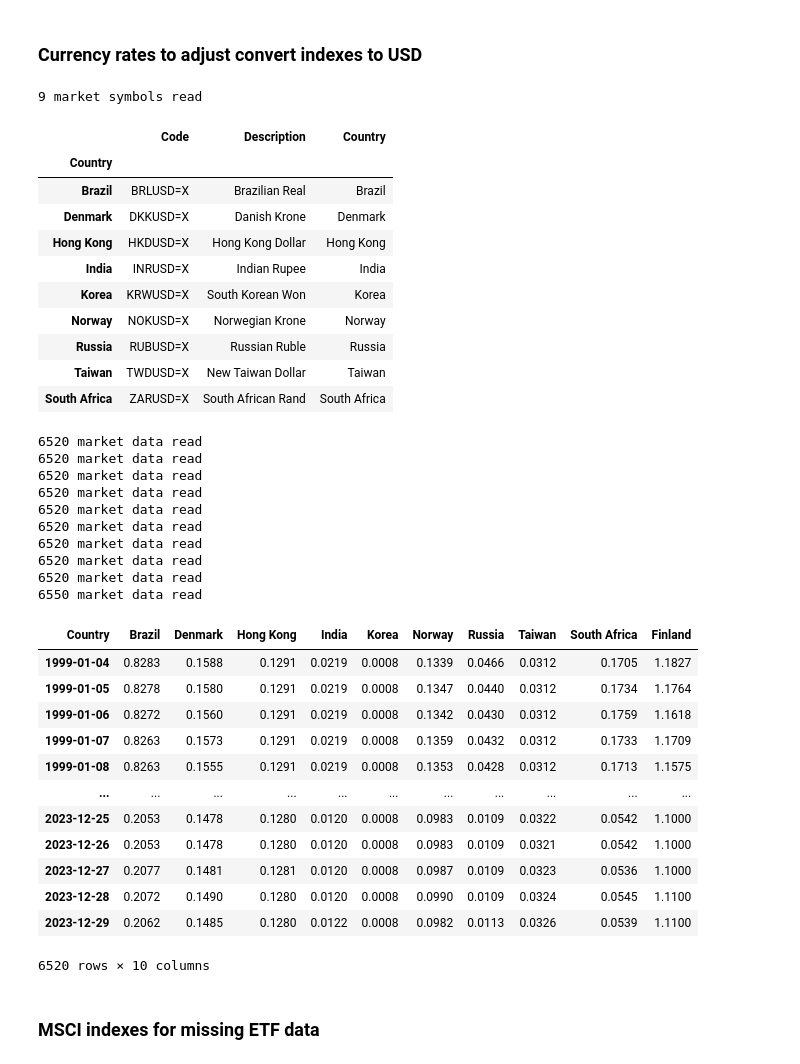
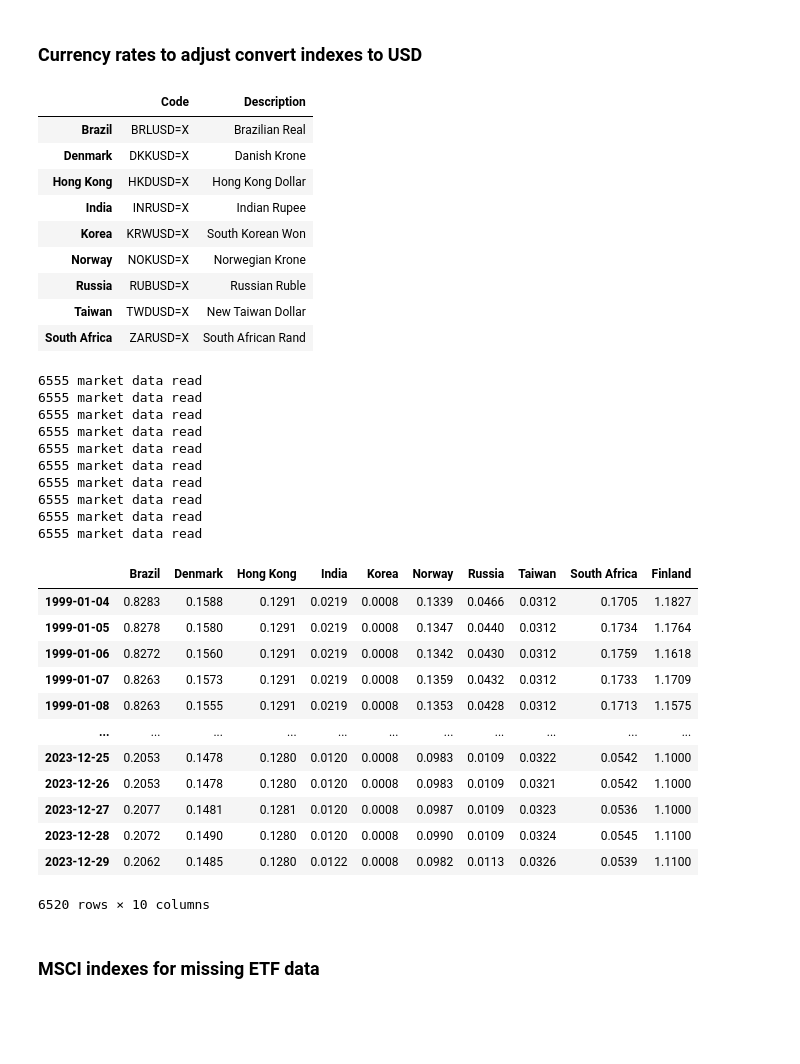
Before and after one commit to lharazin/TFM, a Jupyter notebook: Algorithm/synthetic_etfs.ipynb, the cells around one changed output. Saved outputs shown, nothing was run; the diff lists cells and outputs as text; code cells hidden in the pictures; blank space fills up the shorter version.

```diff
--- a/Algorithm/synthetic_etfs.ipynb
+++ b/Algorithm/synthetic_etfs.ipynb
@@ -27,5 +27,5 @@ len(selected_countries)
 # %% [markdown]
 ### ETF data in USD from Nasdaq exchange which have the highest coverage
 # %%
-sql_handler = SqlAlquemySelectMarketDataHandler()
+sql_handler = SqlAlquemySelectDataHandler()
 etfs_in_usd = sql_handler.read_market_symbols('ETF in USD')
@@ -219,46 +211,41 @@ for country in df_stock_indices.columns:
 ### Currency rates to adjust convert indexes to USD
 # %%
 currency_rates_usd = sql_handler.read_market_symbols('Currency Rate USD')
-currency_rates_usd.index = currency_rates_usd['Country']
 currency_rates_usd
 # %% [output]
-9 market symbols read
-|  | Code | Description | Country |
-| Country |  |  |  |
-| Brazil | BRLUSD=X | Brazilian Real | Brazil |
-| Denmark | DKKUSD=X | Danish Krone | Denmark |
-| Hong Kong | HKDUSD=X | Hong Kong Dollar | Hong Kong |
-| India | INRUSD=X | Indian Rupee | India |
-| Korea | KRWUSD=X | South Korean Won | Korea |
-| Norway | NOKUSD=X | Norwegian Krone | Norway |
-| Russia | RUBUSD=X | Russian Ruble | Russia |
-| Taiwan | TWDUSD=X | New Taiwan Dollar | Taiwan |
-| South Africa | ZARUSD=X | South African Rand | South Africa |
+|  | Code | Description |
+| Brazil | BRLUSD=X | Brazilian Real |
+| Denmark | DKKUSD=X | Danish Krone |
+| Hong Kong | HKDUSD=X | Hong Kong Dollar |
+| India | INRUSD=X | Indian Rupee |
+| Korea | KRWUSD=X | South Korean Won |
+| Norway | NOKUSD=X | Norwegian Krone |
+| Russia | RUBUSD=X | Russian Ruble |
+| Taiwan | TWDUSD=X | New Taiwan Dollar |
+| South Africa | ZARUSD=X | South African Rand |
 # %%
 df_currency_rates = pd.DataFrame(index=pd.date_range('1999-01-04', '2023-12-29', freq='B'),
                                  columns=currency_rates_usd.index)
 
 for country in currency_rates_usd.index:
     symbol = currency_rates_usd.loc[country]['Code']
-    df_currency_rates.loc[:, country] = sql_handler.read_market_data(
-        symbol)['Value']
+    df_currency_rates.loc[:, country] = sql_handler.read_market_data(symbol)
 
-df_currency_rates.loc[:, 'Finland'] = sql_handler.read_market_data(
-    'EURUSD=X')['Value']
+df_currency_rates.loc[:, 'Finland'] = sql_handler.read_market_data('EURUSD=X')
 df_currency_rates = df_currency_rates.astype(float)
 df_currency_rates
 # %% [output]
-6520 market data read
-6520 market data read
-6520 market data read
-6520 market data read
-6520 market data read
-6520 market data read
-6520 market data read
-6520 market data read
-6520 market data read
-6550 market data read
+6555 market data read
+6555 market data read
+6555 market data read
+6555 market data read
+6555 market data read
+6555 market data read
+6555 market data read
+6555 market data read
+6555 market data read
+6555 market data read
-| Country | Brazil | Denmark | Hong Kong | India | Korea | Norway | Russia | Taiwan | South Africa | Finland |
+|  | Brazil | Denmark | Hong Kong | India | Korea | Norway | Russia | Taiwan | South Africa | Finland |
 | 1999-01-04 | 0.8283 | 0.1588 | 0.1291 | 0.0219 | 0.0008 | 0.1339 | 0.0466 | 0.0312 | 0.1705 | 1.1827 |
 | 1999-01-05 | 0.8278 | 0.1580 | 0.1291 | 0.0219 | 0.0008 | 0.1347 | 0.0440 | 0.0312 | 0.1734 | 1.1764 |
 | 1999-01-06 | 0.8272 | 0.1560 | 0.1291 | 0.0219 | 0.0008 | 0.1342 | 0.0430 | 0.0312 | 0.1759 | 1.1618 |
```
Also changed, not shown: parts of 11 cells of this notebook, 5 other files.
